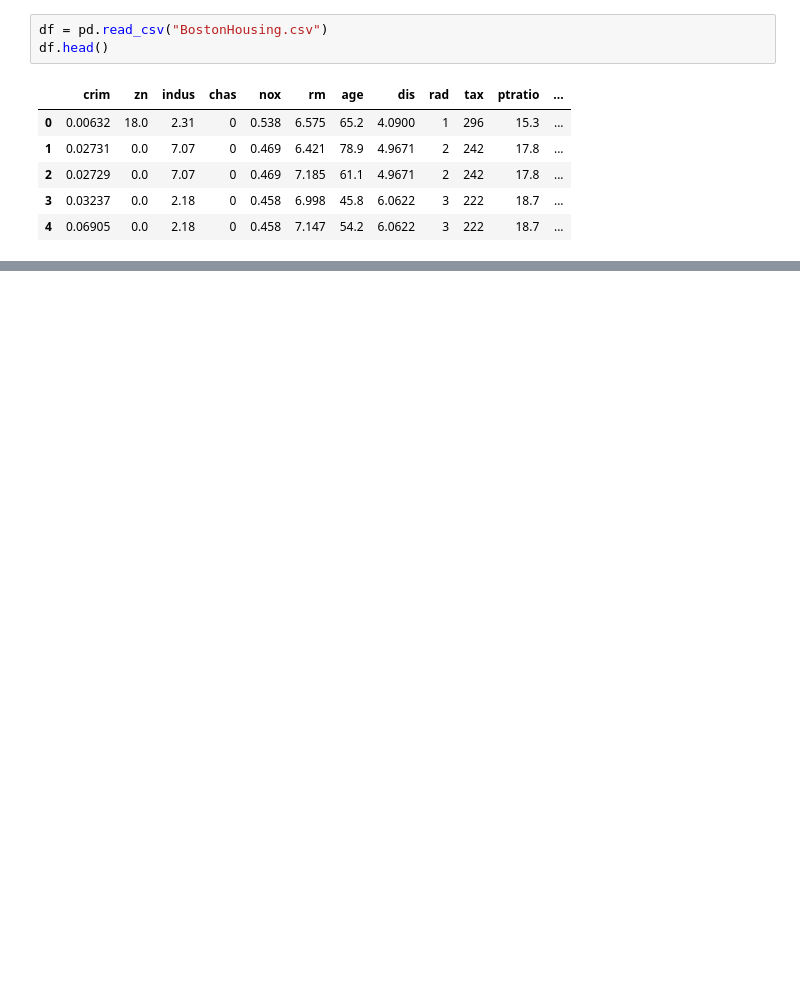
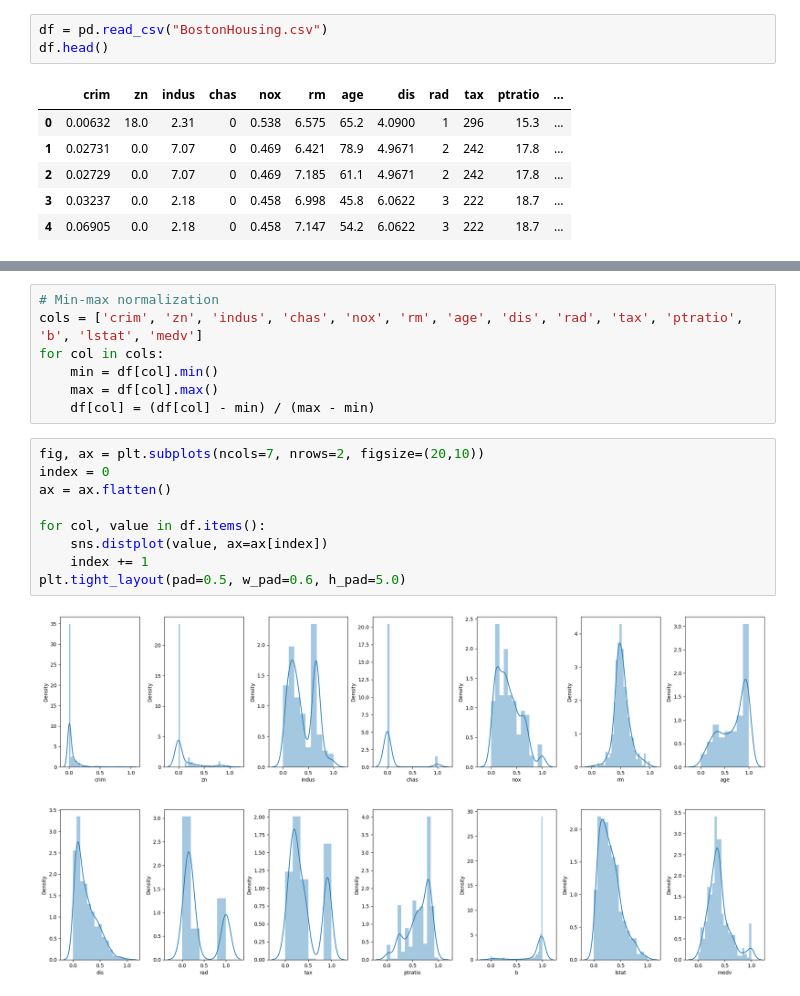
Before and after one commit to Anubhav-02/Boston_House_Price_Prediction, a Jupyter notebook: House_Price_Prediction.ipynb, the cells around one changed output, grey strips where cells are left out. Cells and saved outputs as stored; diff of their text form; blank space fills up the shorter version.

```diff
--- a/House_Price_Prediction.ipynb
+++ b/House_Price_Prediction.ipynb
@@ -26,0 +103,18 @@ df.head()
+# %%
+# Min-max normalization
+cols = ['crim', 'zn', 'indus', 'chas', 'nox', 'rm', 'age', 'dis', 'rad', 'tax', 'ptratio', 'b', 'lstat', 'medv']
+for col in cols:
+    min = df[col].min()
+    max = df[col].max()
+    df[col] = (df[col] - min) / (max - min)
+# %%
+fig, ax = plt.subplots(ncols=7, nrows=2, figsize=(20,10))
+index = 0
+ax = ax.flatten()
+
+for col, value in df.items():
+    sns.distplot(value, ax=ax[index])
+    index += 1
+plt.tight_layout(pad=0.5, w_pad=0.6, h_pad=5.0)
+# %% [output]
+[figure, added]
```
Also changed, not shown: parts of 25 cells of this notebook.
